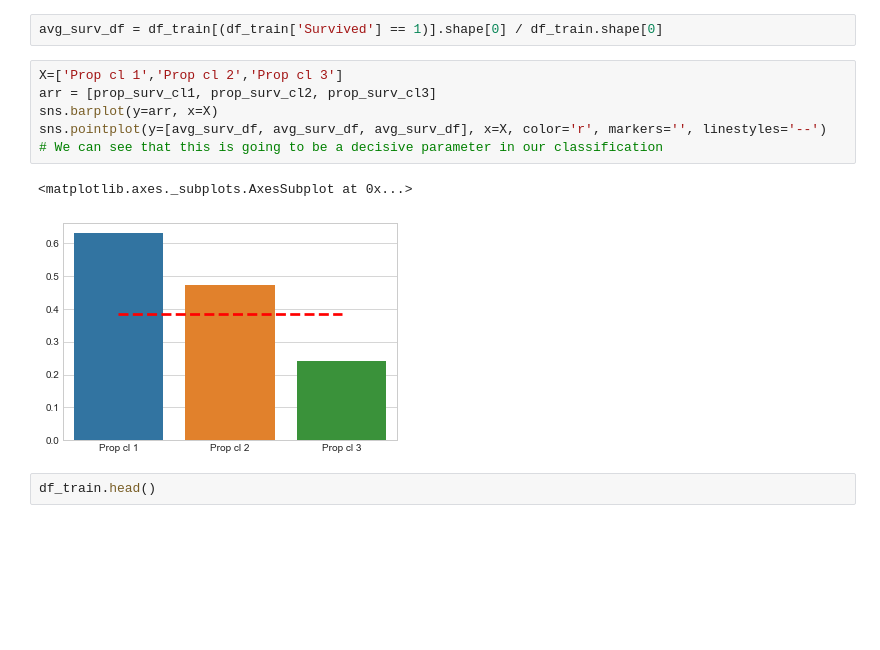
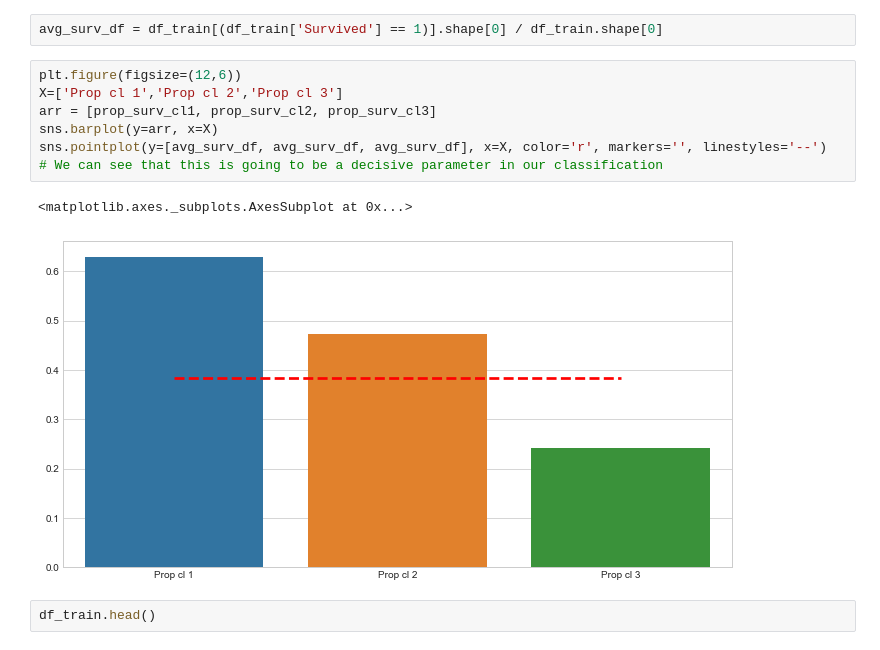
Before and after one commit to aksmiyazaki/machine_learning, a Jupyter notebook: kaggle/titanic/titanic_work-RandomForests.ipynb, the cells around one changed output. Cells and saved outputs as stored; diff of their text form; blank space fills up the shorter version.

```diff
--- a/kaggle/titanic/titanic_work-RandomForests.ipynb
+++ b/kaggle/titanic/titanic_work-RandomForests.ipynb
@@ -177,14 +179,15 @@ prop_surv_cl3 = (df_train[(df_train['Survived'] == 1) & (df_train['Pclass'] == 3
 # %%
 avg_surv_df = df_train[(df_train['Survived'] == 1)].shape[0] / df_train.shape[0]
 # %%
+plt.figure(figsize=(12,6))
 X=['Prop cl 1','Prop cl 2','Prop cl 3']
 arr = [prop_surv_cl1, prop_surv_cl2, prop_surv_cl3]
 sns.barplot(y=arr, x=X)
 sns.pointplot(y=[avg_surv_df, avg_surv_df, avg_surv_df], x=X, color='r', markers='', linestyles='--')
 # We can see that this is going to be a decisive parameter in our classification
 # %% [output]
 <matplotlib.axes._subplots.AxesSubplot at 0x...>
-[figure, old version]
+[figure, new version]
 # %%
 df_train.head()
 # %% [output]
```
Also changed, not shown: parts of 1 cell of this notebook.
